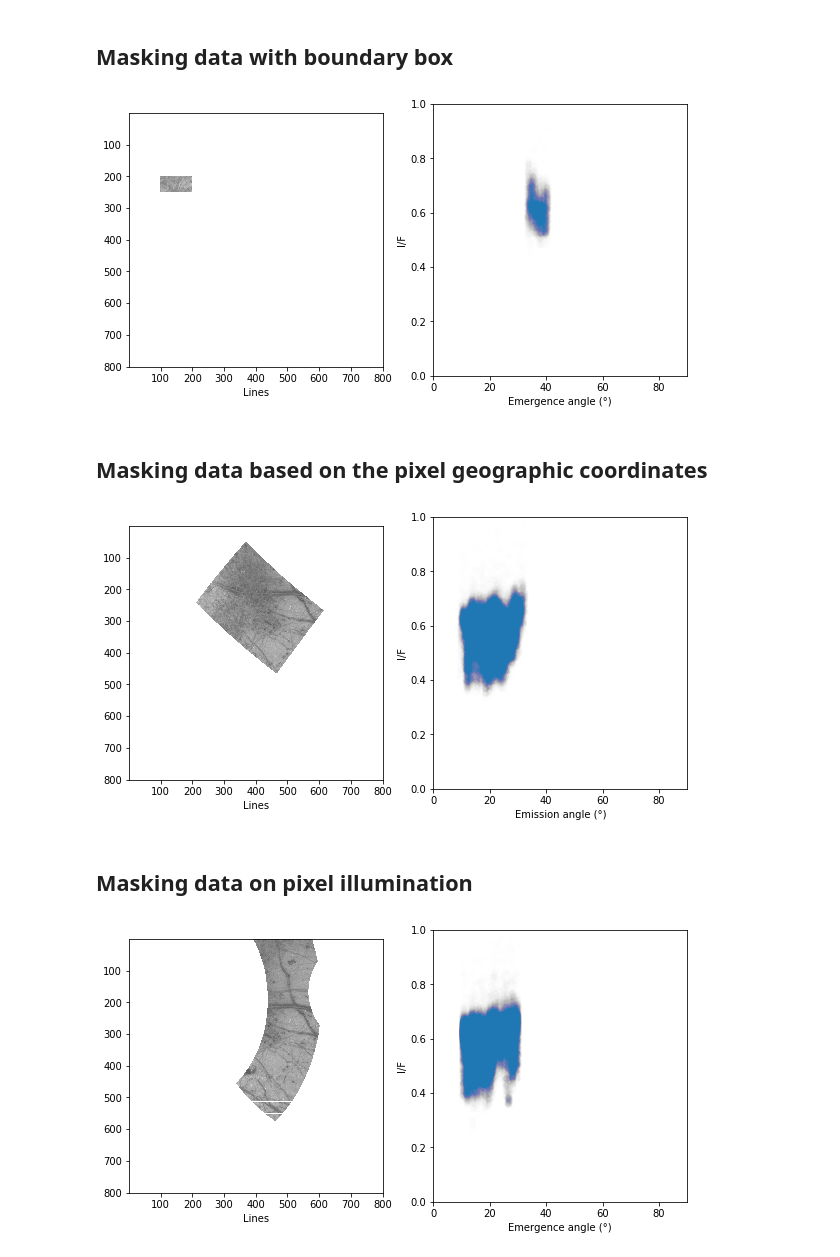
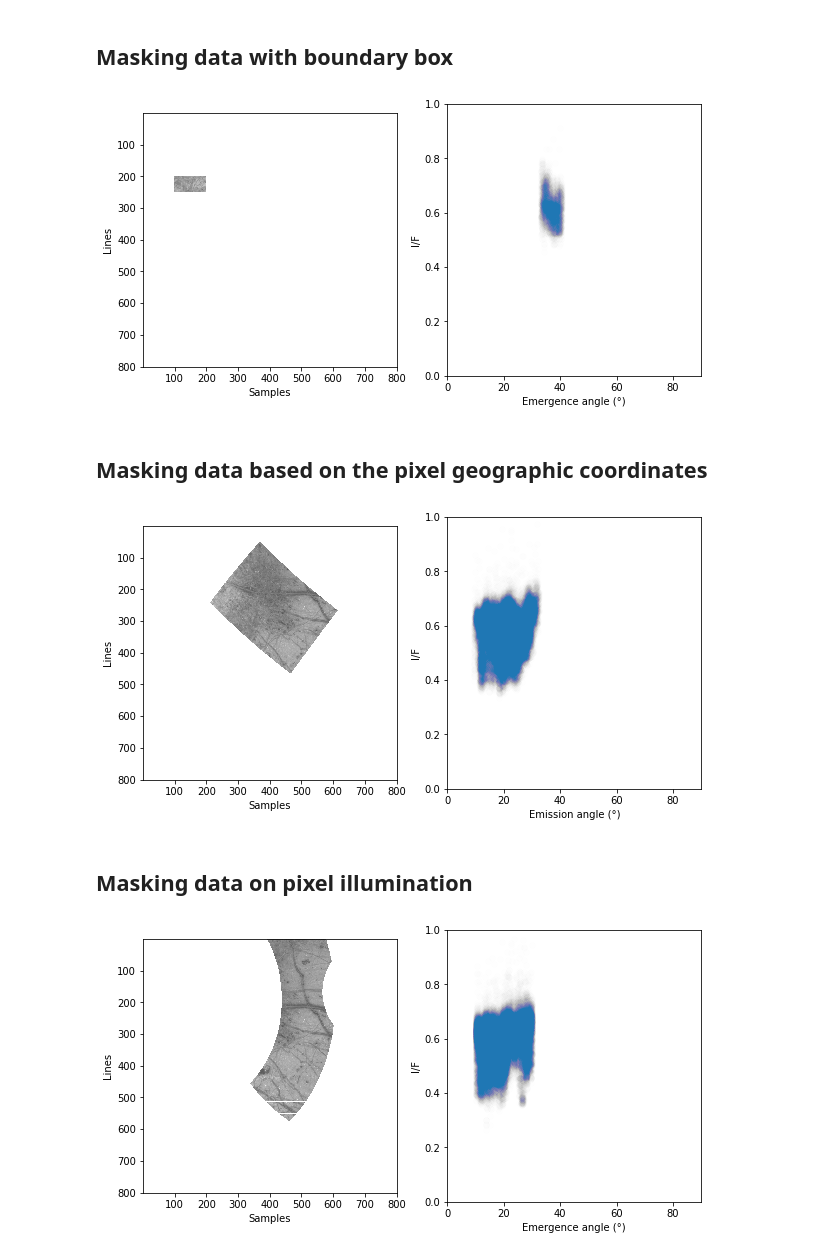
Before and after one commit to seignovert/galileo-ssi, a Jupyter notebook: notebooks/SSI_plot.ipynb, the cells around one changed output. Drawn from its saved outputs; the diff is of its cells as text; code cells hidden in the pictures.

```diff
--- a/notebooks/SSI_plot.ipynb
+++ b/notebooks/SSI_plot.ipynb
@@ -64,12 +64,12 @@ plt.ylim(0, 1)
 plt.xlim(0, 90)
 
 ax0.set_xlabel('Samples')
-ax0.set_xlabel('Lines')
+ax0.set_ylabel('Lines')
 
 ax1.set_ylabel('I/F')
 ax1.set_xlabel('Emergence angle (°)');
 # %% [output]
-[figure, old version]
+[figure, new version]
 # %% [markdown]
 ## Masking data based on the pixel geographic coordinates
 # %%
@@ -87,12 +87,12 @@ plt.ylim(0, 1)
 plt.xlim(0, 90)
 
 ax0.set_xlabel('Samples')
-ax0.set_xlabel('Lines')
+ax0.set_ylabel('Lines')
 
 ax1.set_ylabel('I/F')
 ax1.set_xlabel('Emission angle (°)');
 # %% [output]
-[figure, old version]
+[figure, new version]
 # %% [markdown]
 ## Masking data on pixel illumination
 # %%
@@ -103,16 +103,16 @@ sub_emi = np.ma.array(img.emi, mask=~cond)
 # %%
 fig, (ax0, ax1) = plt.subplots(1, 2, figsize=(10, 5))
 
 ax0.imshow(sub_data, extent=img.extent, vmin=0, vmax=1, cmap='gray')
 ax1.scatter(sub_emi, sub_data, alpha=.002)
 
 plt.ylim(0, 1)
 plt.xlim(0, 90)
 
 ax0.set_xlabel('Samples')
-ax0.set_xlabel('Lines')
+ax0.set_ylabel('Lines')
 
 ax1.set_ylabel('I/F')
 ax1.set_xlabel('Emergence angle (°)');
 # %% [output]
-[figure, old version]
+[figure, new version]
```
Also changed, not shown: parts of 5 cells of this notebook, 5 other files.
